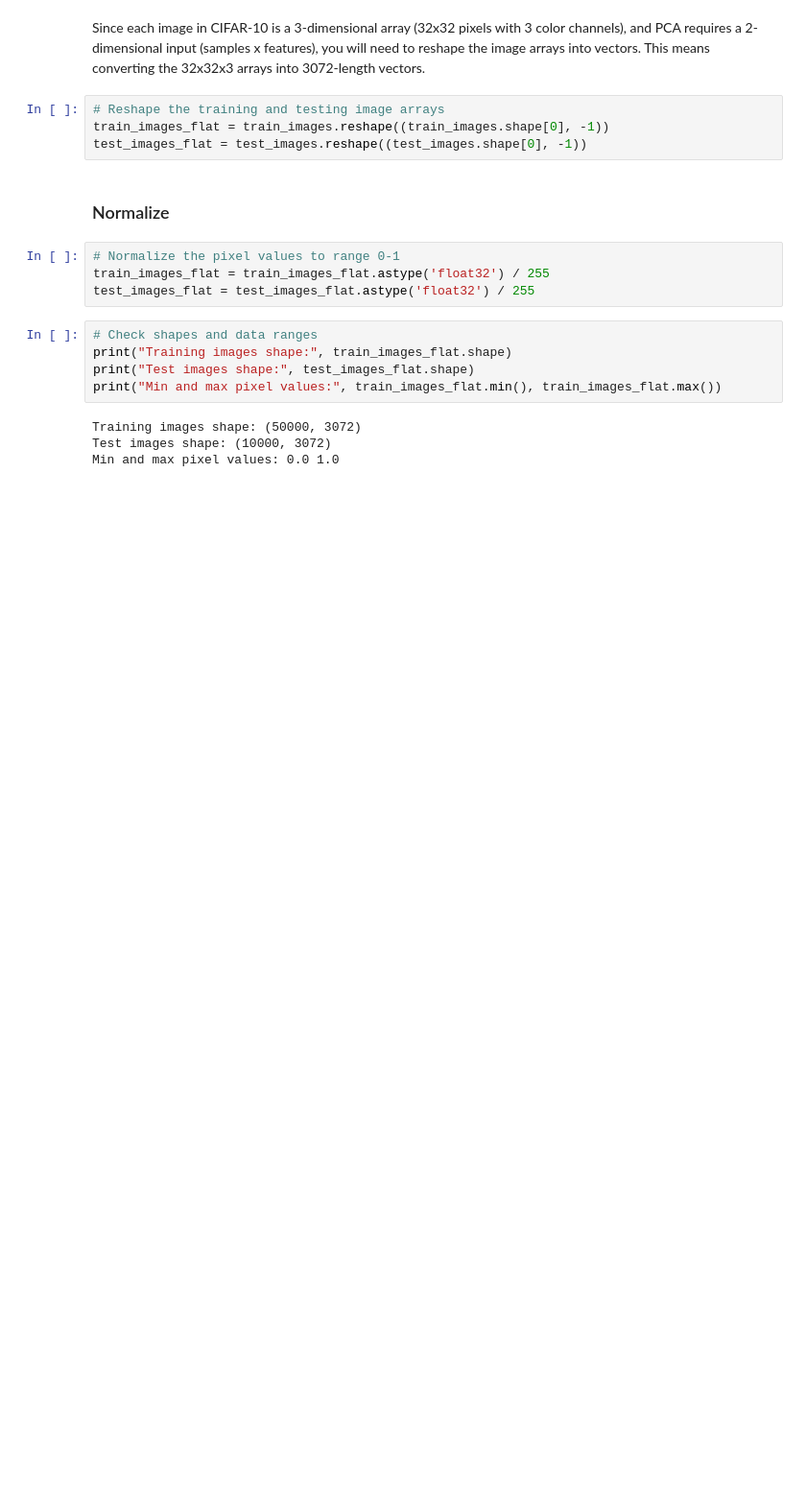
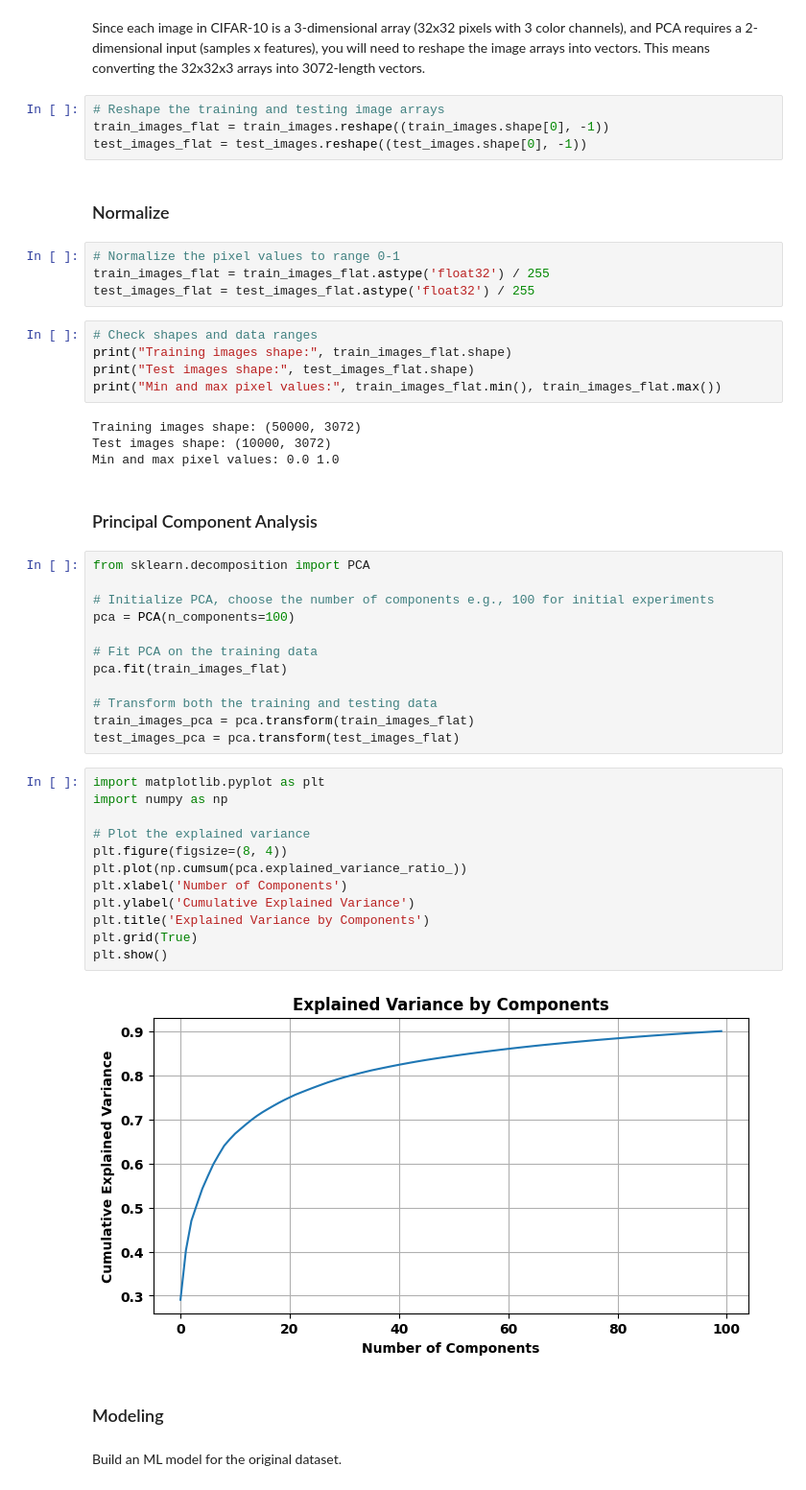
Before and after one commit to nickbelgau/STA6257_PCA, a Jupyter notebook: pca_with_CIFAR10.ipynb, the cells around one changed output. Shown: that part at 96% size. Cells and saved outputs as stored; diff of their text form; blank space fills up the shorter version.

```diff
--- a/pca_with_CIFAR10.ipynb
+++ b/pca_with_CIFAR10.ipynb
@@ -45,3 +45,35 @@ print("Min and max pixel values:", train_images_flat.min(), train_images_flat.ma
 Training images shape: (50000, 3072)
 Test images shape: (10000, 3072)
 Min and max pixel values: 0.0 1.0
+# %% [markdown]
+### Principal Component Analysis
+# %%
+from sklearn.decomposition import PCA
+
+# Initialize PCA, choose the number of components e.g., 100 for initial experiments
+pca = PCA(n_components=100)
+
+# Fit PCA on the training data
+pca.fit(train_images_flat)
+
+# Transform both the training and testing data
+train_images_pca = pca.transform(train_images_flat)
+test_images_pca = pca.transform(test_images_flat)
+# %%
+import matplotlib.pyplot as plt
+import numpy as np
+
+# Plot the explained variance
+plt.figure(figsize=(8, 4))
+plt.plot(np.cumsum(pca.explained_variance_ratio_))
+plt.xlabel('Number of Components')
+plt.ylabel('Cumulative Explained Variance')
+plt.title('Explained Variance by Components')
+plt.grid(True)
+plt.show()
+# %% [output]
+[figure, added]
+# %% [markdown]
+### Modeling
+# %% [markdown]
+Build an ML model for the original dataset.
```
Also changed, not shown: parts of 5 cells of this notebook.
